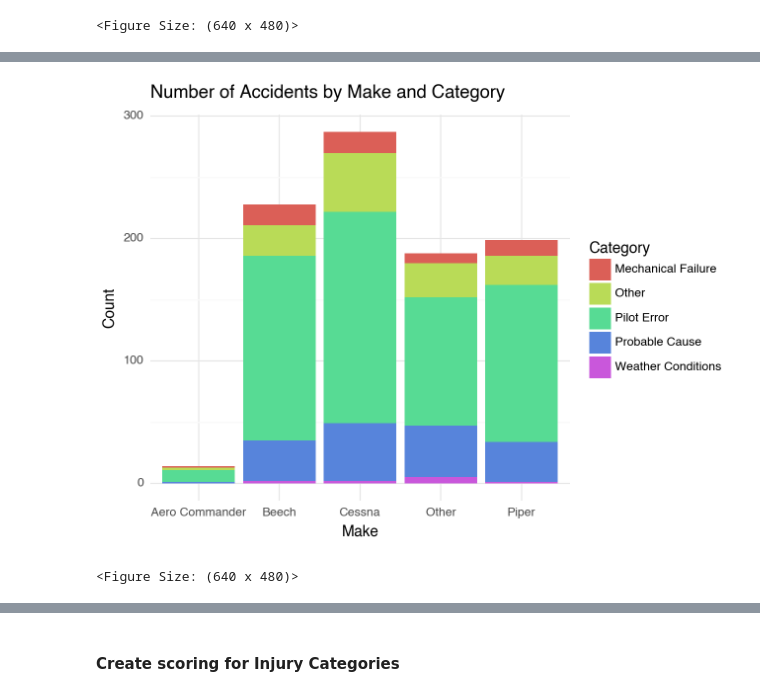
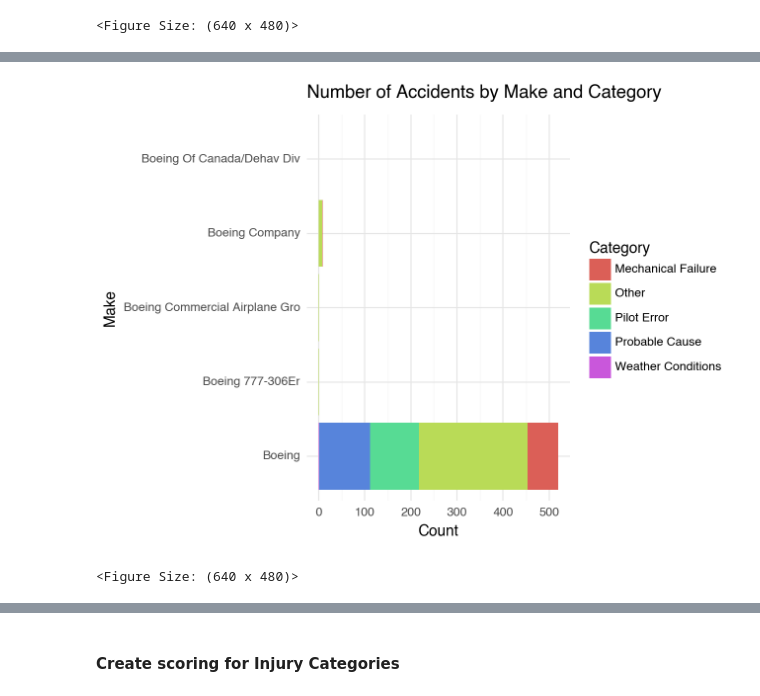
Before and after one commit to orcuncanlilar/aircraft-selection-strategy, a Jupyter notebook: aircraft_selection_strategy.ipynb, the cells around one changed output, grey strips where cells are left out. Saved outputs shown, nothing was run; the diff lists cells and outputs as text; code cells hidden in the pictures.

```diff
--- a/aircraft_selection_strategy.ipynb
+++ b/aircraft_selection_strategy.ipynb
@@ -198,6 +198,6 @@ aviation_data['Category'] = aviation_data['Category'].fillna('Unknown')
 pivot_table = aviation_data.pivot_table(index='Make', columns='Category', aggfunc='size', fill_value=0).sort_values(by='Mechanical Failure', ascending=False)
 pivot_table['Percentage of Mechanical Failures'] = pivot_table['Mechanical Failure'] / pivot_table.sum(axis=1) * 100
 pivot_table = pivot_table.reset_index()
-pivot_table['Make'] = pivot_table['Make'].apply(lambda x: x if x in ['Cessna', 'Piper', 'Beech', 'Aero Commander'] else 'Other')
+#pivot_table['Make'] = pivot_table['Make'].apply(lambda x: x if x in ['Cessna', 'Piper', 'Beech', 'Aero Commander'] else 'Other')
 pivot_table
 # %% [output]
@@ -243,11 +231,13 @@ pivot_table
 # %%
-# Visualization
+# Visualization of the data which is Make starts with 'Boeing'
+pivot_table = pivot_table[pivot_table['Make'].str.startswith('Boeing')]
 (
     ggplot(pivot_table, aes(x='Make', y='Count', fill='Category')) +
     geom_col() +
+    coord_flip() +
     labs(title='Number of Accidents by Make and Category', x='Make', y='Count') +
     theme_minimal()
 )
 # %% [output]
-[figure, old version]
+[figure, new version]
 <Figure Size: (640 x 480)>
```
Also changed, not shown: parts of 14 cells of this notebook.
